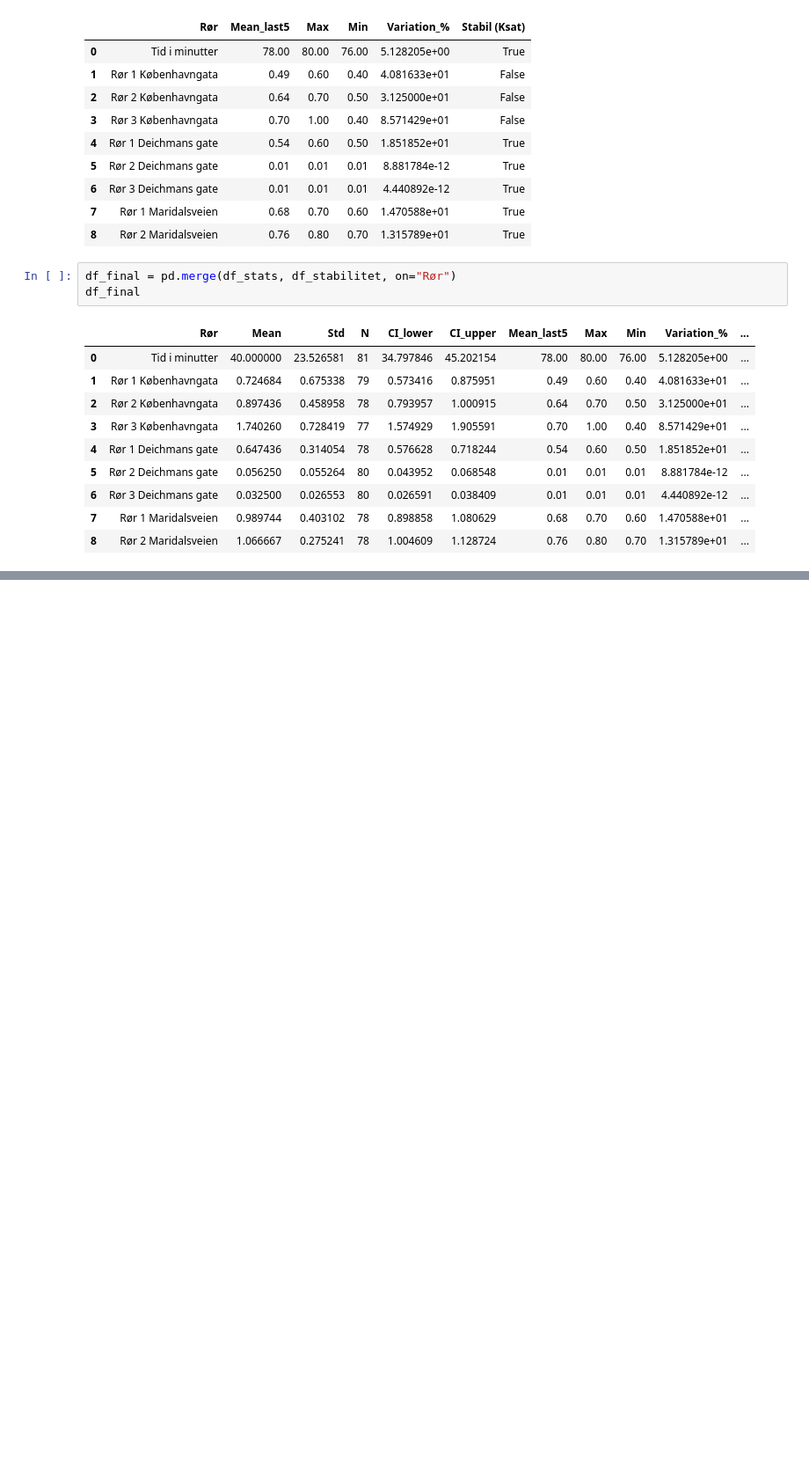
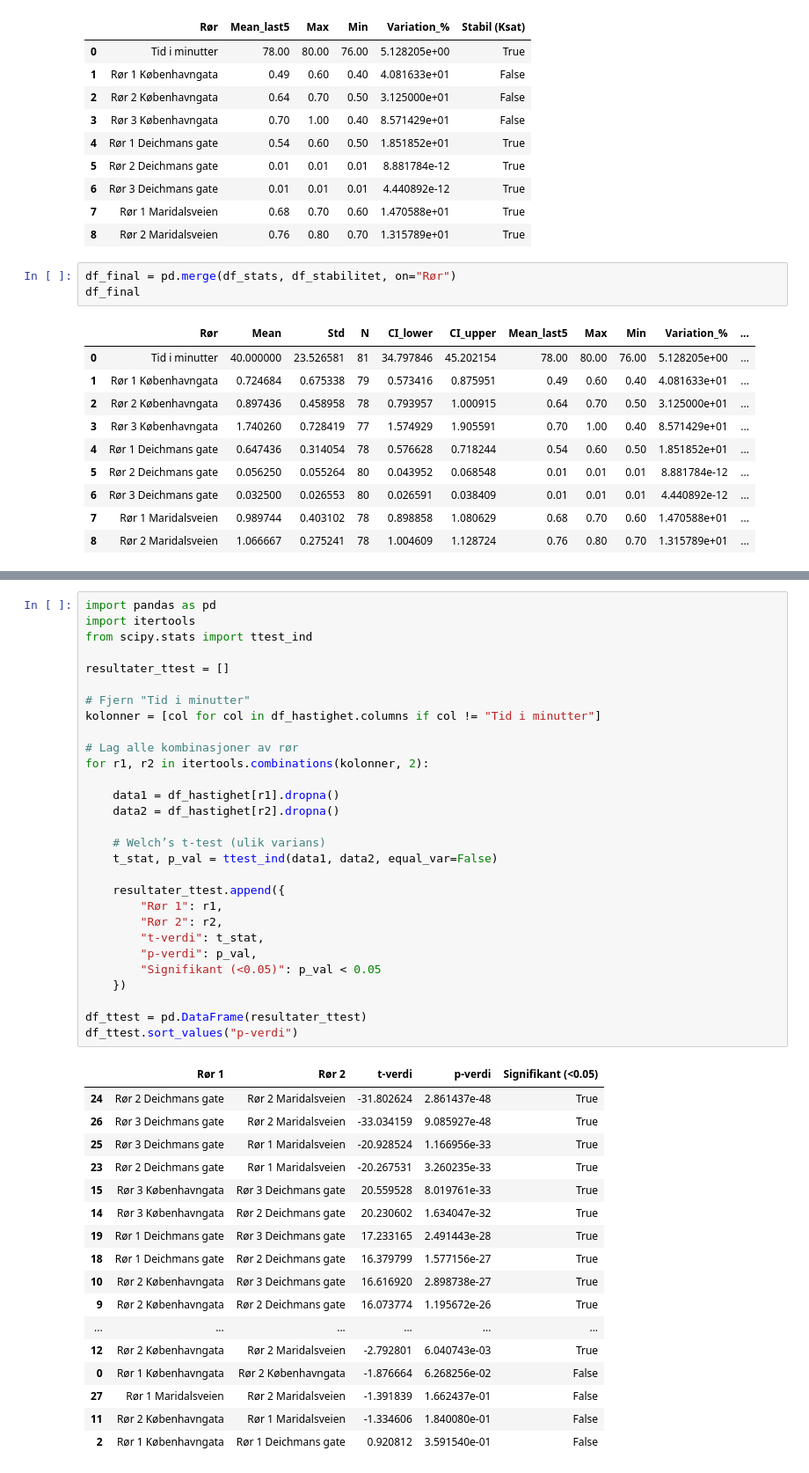
Before and after one commit to jsandtangen/Bachelor, a Jupyter notebook: notebook.ipynb, the cells around one changed output, grey strips where cells are left out. Shown at 88% size. Drawn from its saved outputs; the diff is of its cells as text; blank space fills up the shorter version.

```diff
--- a/notebook.ipynb
+++ b/notebook.ipynb
@@ -241,0 +240,47 @@ Samlet viser resultatene at lavpermeable masser (Deichmans gate) oppnår stabil
+# %%
+import pandas as pd
+import itertools
+from scipy.stats import ttest_ind
+
+resultater_ttest = []
+
+# Fjern "Tid i minutter"
+kolonner = [col for col in df_hastighet.columns if col != "Tid i minutter"]
+
+# Lag alle kombinasjoner av rør
+for r1, r2 in itertools.combinations(kolonner, 2):
+
+    data1 = df_hastighet[r1].dropna()
+    data2 = df_hastighet[r2].dropna()
+
+    # Welch’s t-test (ulik varians)
+    t_stat, p_val = ttest_ind(data1, data2, equal_var=False)
+
+    resultater_ttest.append({
+        "Rør 1": r1,
+        "Rør 2": r2,
+        "t-verdi": t_stat,
+        "p-verdi": p_val,
+        "Signifikant (<0.05)": p_val < 0.05
+    })
+
+df_ttest = pd.DataFrame(resultater_ttest)
+df_ttest.sort_values("p-verdi")
+# %% [output]
+|  | Rør 1 | Rør 2 | t-verdi | p-verdi | Signifikant (<0.05) |
+| 24 | Rør 2 Deichmans gate | Rør 2 Maridalsveien | -31.802624 | 2.861437e-48 | True |
+| 26 | Rør 3 Deichmans gate | Rør 2 Maridalsveien | -33.034159 | 9.085927e-48 | True |
+| 25 | Rør 3 Deichmans gate | Rør 1 Maridalsveien | -20.928524 | 1.166956e-33 | True |
+| 23 | Rør 2 Deichmans gate | Rør 1 Maridalsveien | -20.267531 | 3.260235e-33 | True |
+| 15 | Rør 3 Københavngata | Rør 3 Deichmans gate | 20.559528 | 8.019761e-33 | True |
+| 14 | Rør 3 Københavngata | Rør 2 Deichmans gate | 20.230602 | 1.634047e-32 | True |
+| 19 | Rør 1 Deichmans gate | Rør 3 Deichmans gate | 17.233165 | 2.491443e-28 | True |
+| 18 | Rør 1 Deichmans gate | Rør 2 Deichmans gate | 16.379799 | 1.577156e-27 | True |
+| 10 | Rør 2 Københavngata | Rør 3 Deichmans gate | 16.616920 | 2.898738e-27 | True |
+| 9 | Rør 2 Københavngata | Rør 2 Deichmans gate | 16.073774 | 1.195672e-26 | True |
+| ... | ... | ... | ... | ... | ... |
+| 12 | Rør 2 Københavngata | Rør 2 Maridalsveien | -2.792801 | 6.040743e-03 | True |
+| 0 | Rør 1 Københavngata | Rør 2 Københavngata | -1.876664 | 6.268256e-02 | False |
+| 27 | Rør 1 Maridalsveien | Rør 2 Maridalsveien | -1.391839 | 1.662437e-01 | False |
+| 11 | Rør 2 Københavngata | Rør 1 Maridalsveien | -1.334606 | 1.840080e-01 | False |
+| 2 | Rør 1 Københavngata | Rør 1 Deichmans gate | 0.920812 | 3.591540e-01 | False |
```
Also changed, not shown: parts of 6 cells of this notebook.
